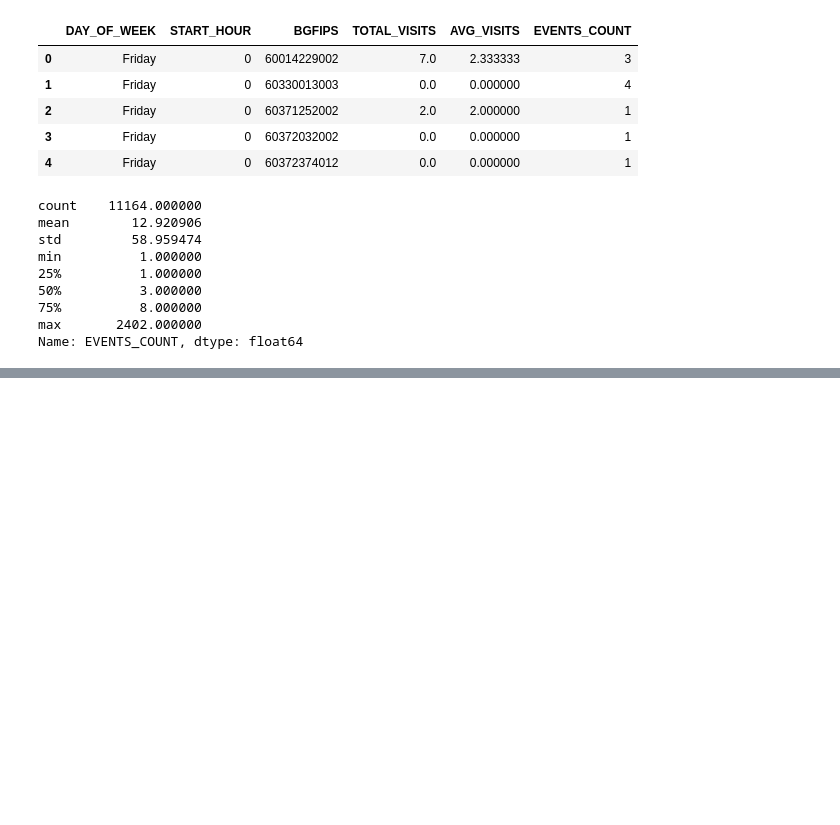
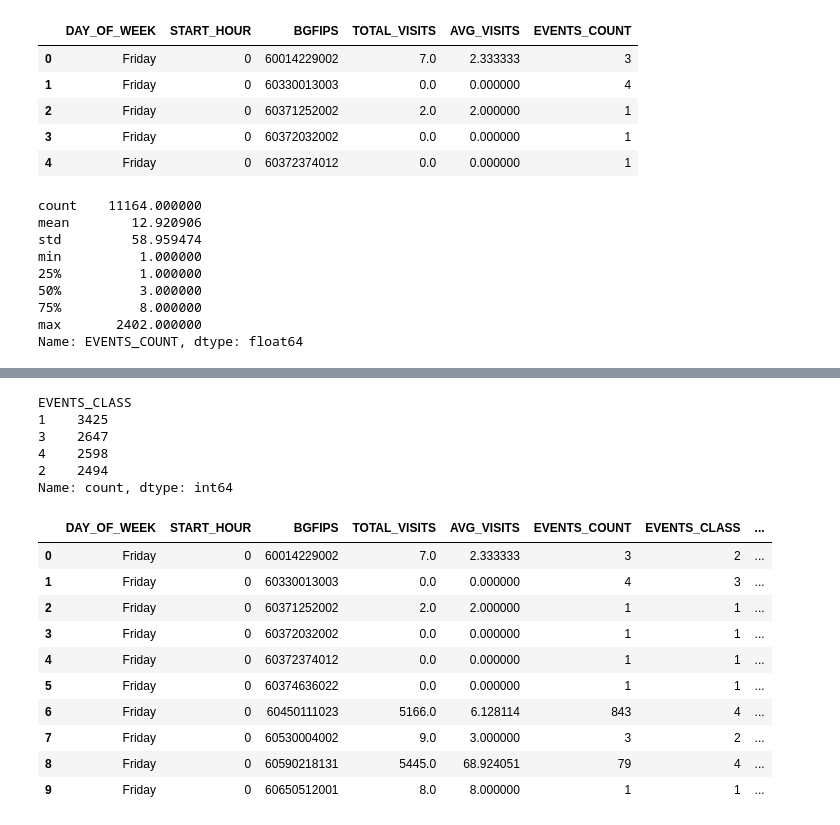
Before and after one commit to shahriarahmadf/event-llm, a Jupyter notebook: notebooks/1.6_analyze_mobility_changes/1.6.1_analyze.ipynb, the cells around one changed output, grey strips where cells are left out. Cells and saved outputs as stored; diff of their text form; code cells hidden in the pictures; blank space fills up the shorter version.

```diff
--- a/notebooks/1.6_analyze_mobility_changes/1.6.1_analyze.ipynb
+++ b/notebooks/1.6_analyze_mobility_changes/1.6.1_analyze.ipynb
@@ -76,30 +76,3 @@ min          1.000000
 75%          8.000000
 max       2402.000000
 Name: EVENTS_COUNT, dtype: float64
-# %%
-def categorize_events_count(row):
-    if row < 5:
-        return 'Low'
-    elif row < 10:
-        return 'Medium Low'
-    elif row < 15:
-        return 'Medium'
-    elif row < 25:
-        return 'Medium High'
-    else:
-        return 'High'
-
-df['EVENTS_CATEGORY'] = df['EVENTS_COUNT'].apply(categorize_events_count)
-
-# Step 2: Center TOTAL_VISITS around its median
-median_visits = df['TOTAL_VISITS'].median()
-df['TOTAL_VISITS_CENTERED'] = df['TOTAL_VISITS'] - median_visits
-
-# Step 3: Create the Box Plot
-plt.figure(figsize=(10, 6))
-sns.boxplot(x='EVENTS_CATEGORY', y='TOTAL_VISITS_CENTERED', data=df)
-plt.title('Box Plot of Centered Total Visits by Events Count Category')
-plt.xlabel('Events Count Category')
-plt.ylabel('Centered Total Visits (Median = 0)')
-plt.axhline(0, color='gray', linestyle='--')  # Optional: Add a line at y=0
-plt.show()
@@ -107,0 +93,30 @@ plt.show()
+# %%
+df['EVENTS_CLASS'].value_counts()
+# %% [output]
+EVENTS_CLASS
+1    3425
+3    2647
+4    2598
+2    2494
+Name: count, dtype: int64
+# %%
+# Calculate the average of AVG_VISITS for each EVENTS_CLASS
+median_visits_per_class = df.groupby('EVENTS_CLASS')['AVG_VISITS'].transform('median')
+
+# Assign the result to the new column TOTAL_AVG_VISITS
+df['CLASS_MEDIAN_VISITS'] = median_visits_per_class
+
+# Display the DataFrame with the new column
+display(df[:10])
+# %% [output]
+|  | DAY_OF_WEEK | START_HOUR | BGFIPS | TOTAL_VISITS | AVG_VISITS | EVENTS_COUNT | EVENTS_CLASS | ... |
+| 0 | Friday | 0 | 60014229002 | 7.0 | 2.333333 | 3 | 2 | ... |
+| 1 | Friday | 0 | 60330013003 | 0.0 | 0.000000 | 4 | 3 | ... |
+| 2 | Friday | 0 | 60371252002 | 2.0 | 2.000000 | 1 | 1 | ... |
+| 3 | Friday | 0 | 60372032002 | 0.0 | 0.000000 | 1 | 1 | ... |
+| 4 | Friday | 0 | 60372374012 | 0.0 | 0.000000 | 1 | 1 | ... |
+| 5 | Friday | 0 | 60374636022 | 0.0 | 0.000000 | 1 | 1 | ... |
+| 6 | Friday | 0 | 60450111023 | 5166.0 | 6.128114 | 843 | 4 | ... |
+| 7 | Friday | 0 | 60530004002 | 9.0 | 3.000000 | 3 | 2 | ... |
+| 8 | Friday | 0 | 60590218131 | 5445.0 | 68.924051 | 79 | 4 | ... |
+| 9 | Friday | 0 | 60650512001 | 8.0 | 8.000000 | 1 | 1 | ... |
```
Also changed, not shown: parts of 11 cells of this notebook, 1 other file.
